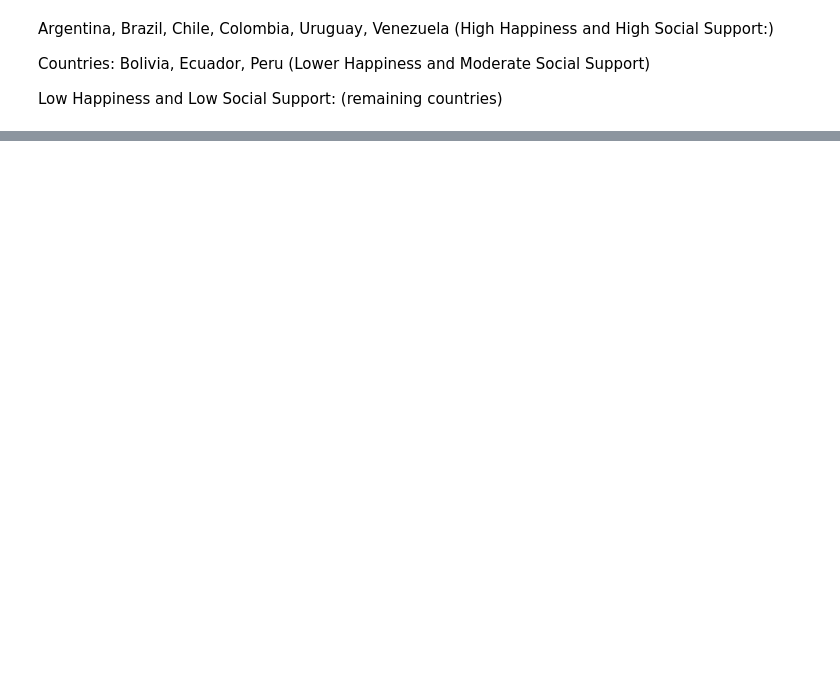
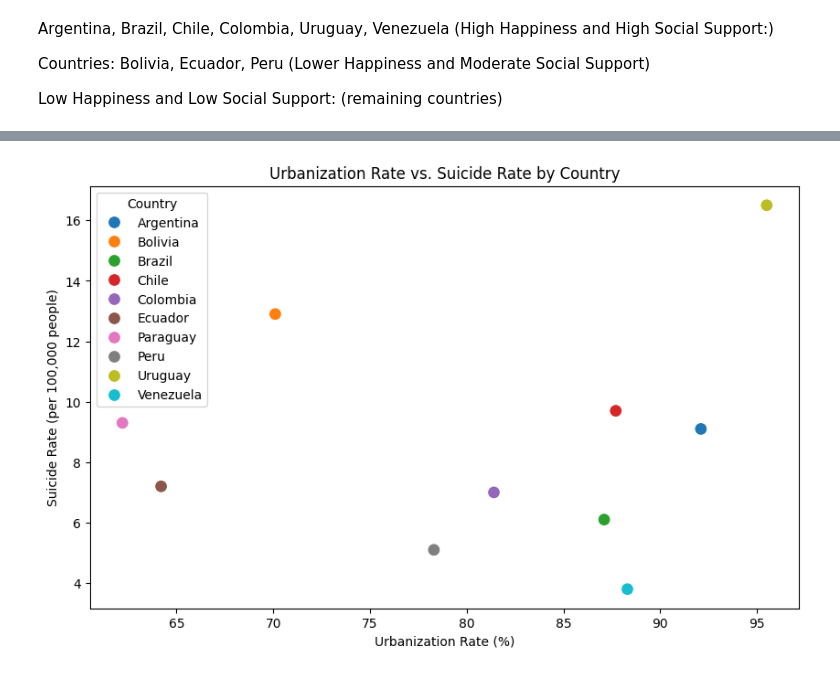
Before and after one commit to hetpatel007/Het_Special_Topics, a Jupyter notebook: Copy_of_Independent.ipynb, the cells around one changed output, grey strips where cells are left out. Cells and saved outputs as stored; diff of their text form; code cells hidden in the pictures; blank space fills up the shorter version.

```diff
--- a/Copy_of_Independent.ipynb
+++ b/Copy_of_Independent.ipynb
@@ -312,0 +455,5 @@ Low Happiness and Low Social Support:
+# %%
+# Replace 'your_file.dta' with the path to your Stata file
+file_path =  'https://drive.google.com/uc?export=download&id=1uVrERmPTLh0rT6bNXMR6-VLPuK8FspYb'
+
+data_2 = pd.read_csv(file_path)
@@ -312,0 +708,13 @@ Low Happiness and Low Social Support:
+# %%
+import seaborn as sns
+import matplotlib.pyplot as plt
+
+# Scatter plot to visualize the relationship between Urbanization Rate and Suicide Rate
+plt.figure(figsize=(10, 6))
+sns.scatterplot(x='Urbanization rate', y='Suicide rate', data=final_merged_df_2, hue='Country', s=100)
+plt.title('Urbanization Rate vs. Suicide Rate by Country')
+plt.xlabel('Urbanization Rate (%)')
+plt.ylabel('Suicide Rate (per 100,000 people)')
+plt.show()
+# %% [output]
+[figure, added]
```
Also changed, not shown: parts of 40 cells of this notebook.
